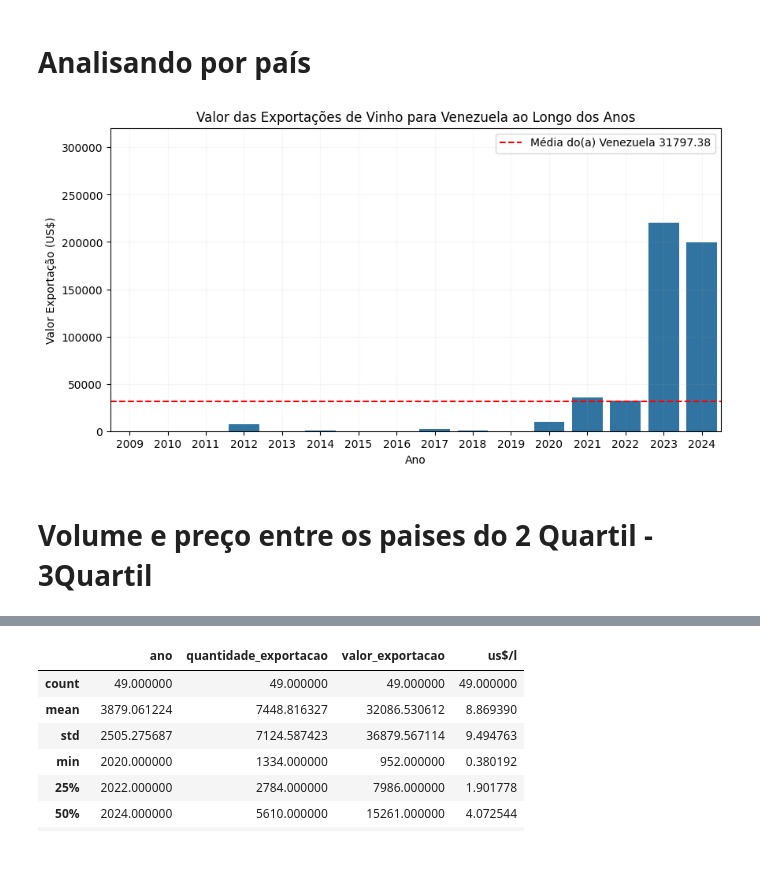
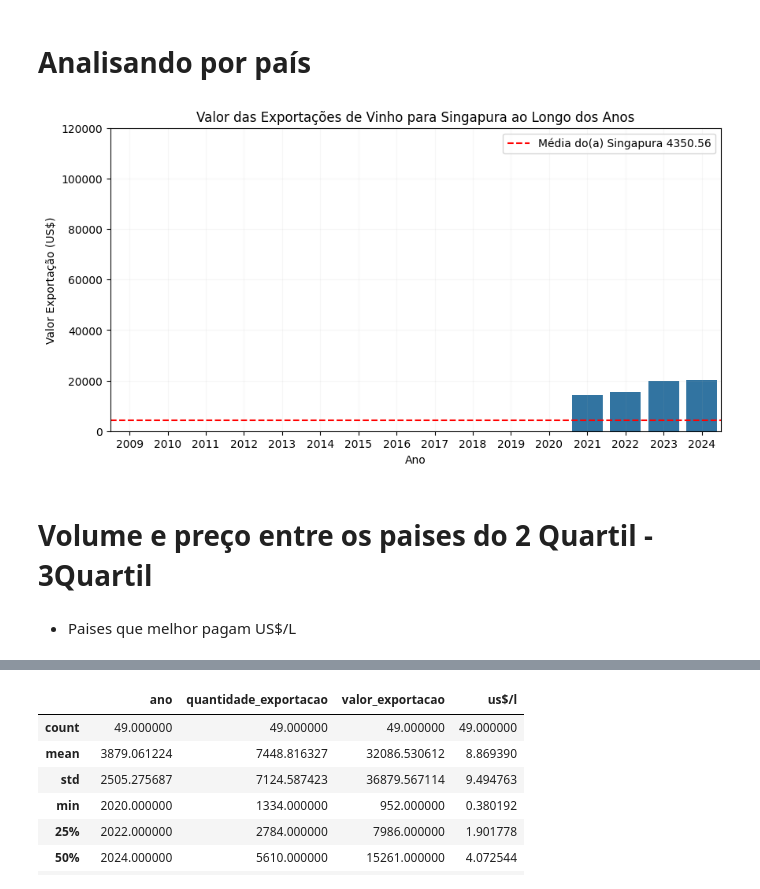
Before and after one commit to 94lucas/tech_challenge_wine, a Jupyter notebook: data_cleaning.ipynb, the cells around one changed output, grey strips where cells are left out. Cells and saved outputs as stored; diff of their text form; code cells hidden in the pictures; blank space fills up the shorter version.

```diff
--- a/data_cleaning.ipynb
+++ b/data_cleaning.ipynb
@@ -607,29 +591,31 @@ df_top_5
 # %%
 
 def grafico_valor_exp_pais(pais: str):
 
 
     dados_pais = dados_usaveis_aberto.query(f'pais == "{pais}"').groupby('ano')[['quantidade_exportacao','valor_exportacao']].sum().sort_values('ano',ascending=True)
 
     plt.figure(figsize=(10,5))
 
     sns.barplot(data=dados_pais, x='ano', y='valor_exportacao')
     media = dados_pais.valor_exportacao.mean()
     plt.axhline(y=media, color='red',linestyle='--', label=f'Média do(a) {pais} {media:.2f}')
 
     #plt.text(x=len(dados_pais)-1, y=media, s=f'Média: {media:.2f}', color='red', va='bottom',ha='right', fontsize=10, backgroundcolor='white')
 
     plt.title(f'Valor das Exportações de Vinho para {pais} ao Longo dos Anos')
     plt.ylim(0,dados_pais['valor_exportacao'].max()+100000)
     plt.xlabel('Ano')
     plt.ylabel('Valor Exportação (US$)')
     plt.legend()
     plt.grid(alpha=0.1)
     plt.show()
 
 
-grafico_valor_exp_pais('Venezuela')
+grafico_valor_exp_pais('Singapura')
 # %% [output]
-[figure, old version]
+[figure, new version]
 # %% [markdown]
 #  Volume e preço entre os paises do 2 Quartil - 3Quartil
+# %% [markdown]
+- Paises que melhor pagam US$/L
```
Also changed, not shown: parts of 10 cells of this notebook, 1 other file.
